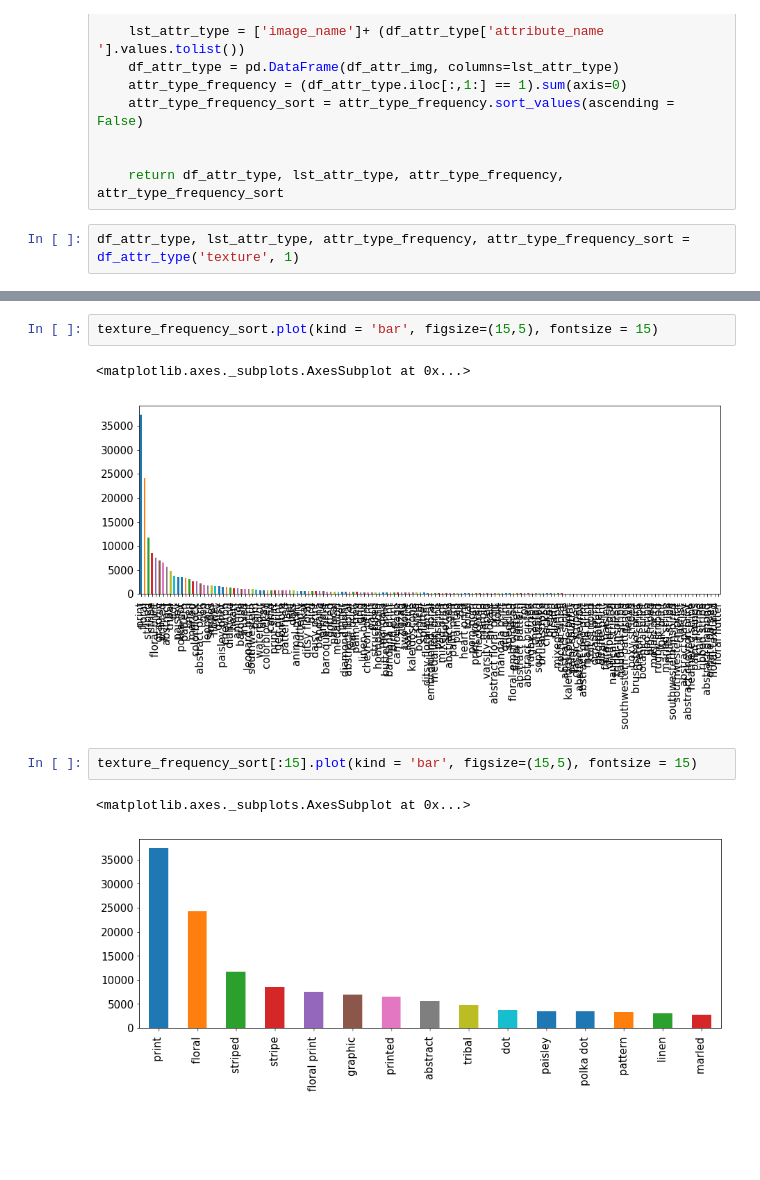
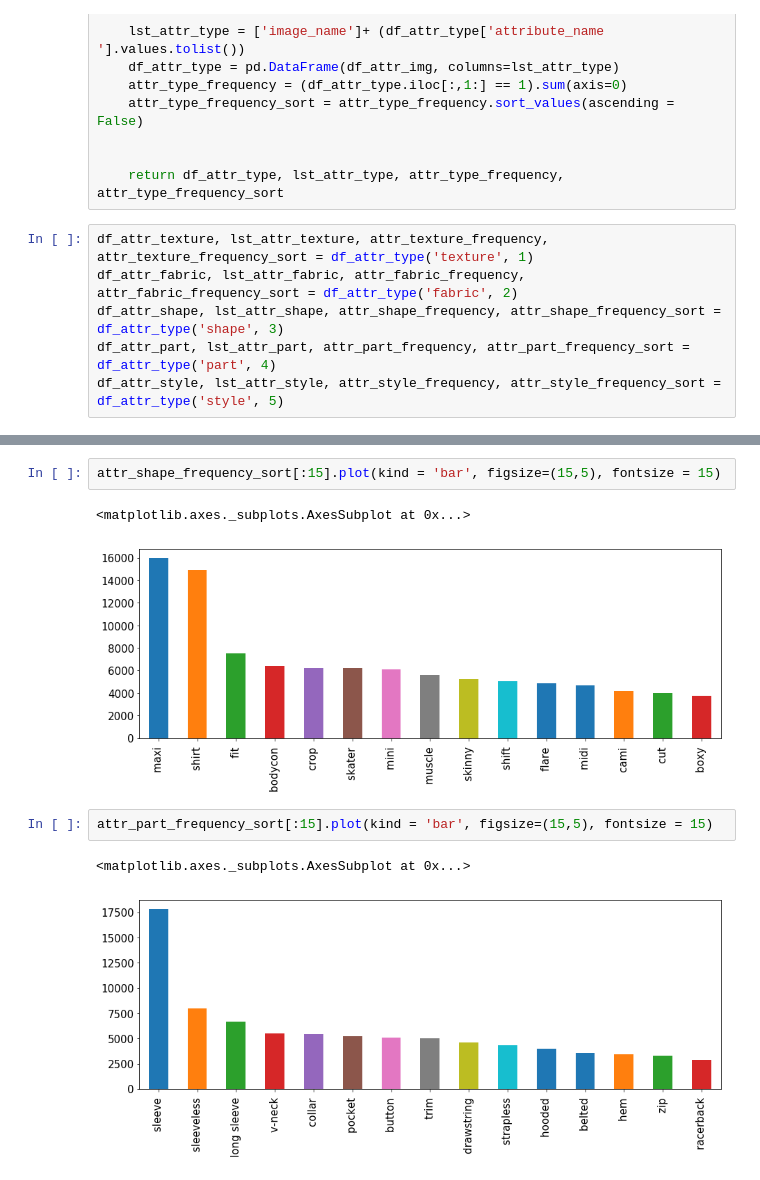
Before and after one commit to starsuzi/deep-fashion, a Jupyter notebook: make_csv.ipynb, the cells around one changed output, grey strips where cells are left out. Saved outputs shown, nothing was run; the diff lists cells and outputs as text; blank space fills up the shorter version.

Commit message:
made csv-files for each type

```diff
--- a/make_csv.ipynb
+++ b/make_csv.ipynb
@@ -225,5 +192,9 @@ def df_attr_type(attr_type, i):
 
 
     return df_attr_type, lst_attr_type, attr_type_frequency, attr_type_frequency_sort
-# %%
-df_attr_type, lst_attr_type, attr_type_frequency, attr_type_frequency_sort = df_attr_type('texture', 1)
+# %%
+df_attr_texture, lst_attr_texture, attr_texture_frequency, attr_texture_frequency_sort = df_attr_type('texture', 1)
+df_attr_fabric, lst_attr_fabric, attr_fabric_frequency, attr_fabric_frequency_sort = df_attr_type('fabric', 2)
+df_attr_shape, lst_attr_shape, attr_shape_frequency, attr_shape_frequency_sort = df_attr_type('shape', 3)
+df_attr_part, lst_attr_part, attr_part_frequency, attr_part_frequency_sort = df_attr_type('part', 4)
+df_attr_style, lst_attr_style, attr_style_frequency, attr_style_frequency_sort = df_attr_type('style', 5)
@@ -297,10 +219,10 @@ Length: 156, dtype: int64
 # %%
-texture_frequency_sort.plot(kind = 'bar', figsize=(15,5), fontsize = 15)
+attr_shape_frequency_sort[:15].plot(kind = 'bar', figsize=(15,5), fontsize = 15)
 # %% [output]
 <matplotlib.axes._subplots.AxesSubplot at 0x...>
-[figure, old version]
+[figure, new version]
 # %%
-texture_frequency_sort[:15].plot(kind = 'bar', figsize=(15,5), fontsize = 15)
+attr_part_frequency_sort[:15].plot(kind = 'bar', figsize=(15,5), fontsize = 15)
 # %% [output]
 <matplotlib.axes._subplots.AxesSubplot at 0x...>
-[figure, old version]
+[figure, new version]
```
Also changed, not shown: parts of 12 cells of this notebook.
